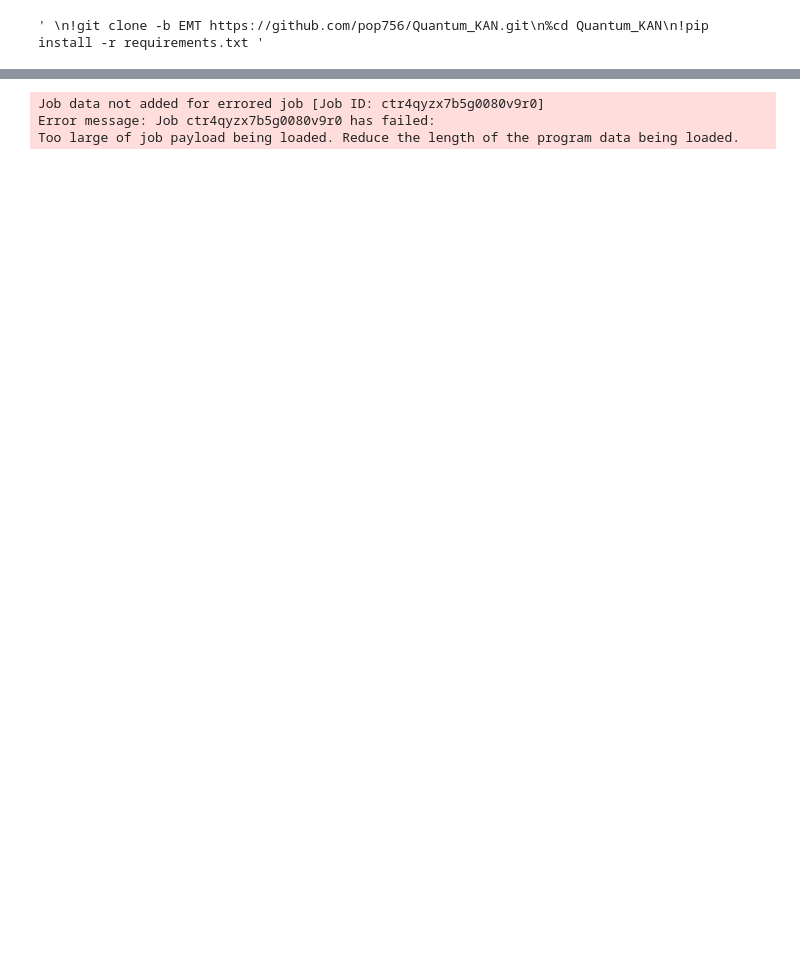
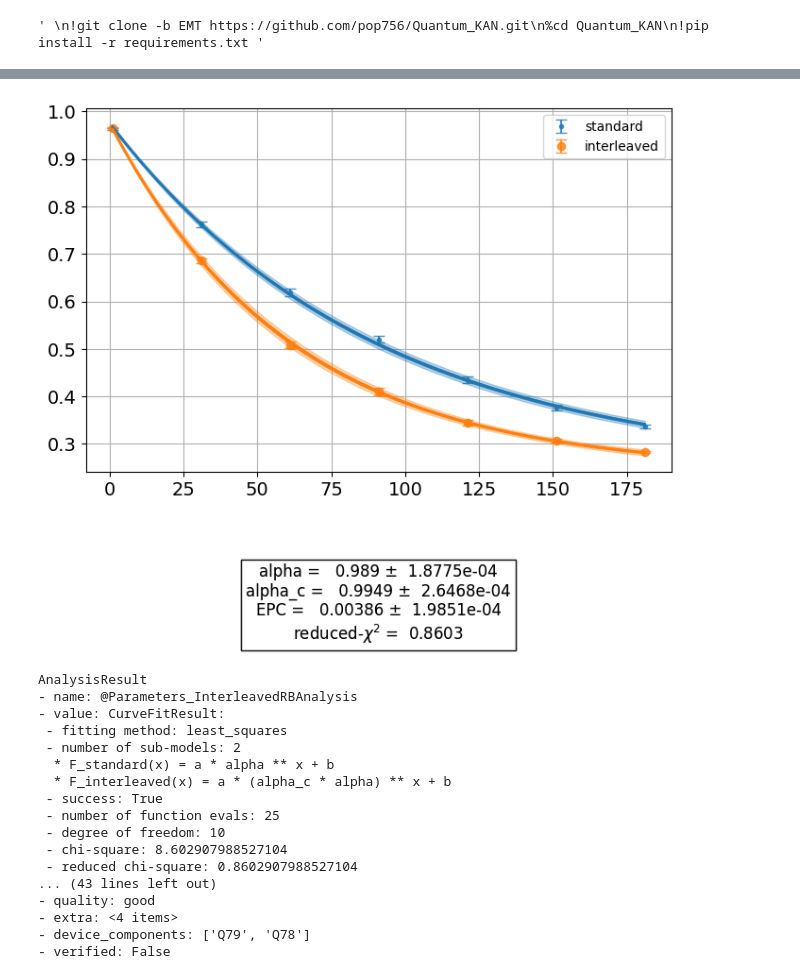
Before and after one commit to pop756/Quantum_KAN, a Jupyter notebook: RB_compare.ipynb, the cells around one changed output, grey strips where cells are left out. Cells and saved outputs as stored; diff of their text form; code cells hidden in the pictures; blank space fills up the shorter version.

```diff
--- a/RB_compare.ipynb
+++ b/RB_compare.ipynb
@@ -51,23 +120,65 @@ backend_update.target['ecr'][(100,99)].calibration.draw(backend = backend)
+# %%
+import numpy as np
+from qiskit_experiments.library import StandardRB, InterleavedRB
+from qiskit_experiments.framework import ParallelExperiment, BatchExperiment
+import qiskit.circuit.library as circuits
+
+## CR 안 건들임
+lengths = np.arange(1, 50, 8)
+num_samples = 30
+seed = 1010
+
+for config in config_list:
+    qubits = tuple(config['init'])
+    # The interleaved gate is the CX gate
+    int_exp2 = InterleavedRB(
+        circuits.ECRGate(), qubits, lengths, num_samples=num_samples, seed=seed)
+    int_exp2.set_experiment_options(max_circuits=100)
+    int_expdata2 = int_exp2.run(backend_update).block_for_results()
+    int_results2 = int_expdata2.analysis_results()
+    # View result data
+    display(int_expdata2.figure(0))
+    for result in int_results2:
+        print(result)
 # %%
 import numpy as np
 from qiskit_experiments.library import StandardRB, InterleavedRB
 from qiskit_experiments.framework import ParallelExperiment, BatchExperiment
 import qiskit.circuit.library as circuits
-from qiskit_experiments.library import StandardRB, InterleavedRB
 
 
 lengths = np.arange(1, 200, 30)
-num_samples = 10
+num_samples = 30
 seed = 1010
 
-data_list_ecr_1 = []
-# Run a 1-qubit RB experiment on qubits 1, 2 to determine the error-per-gate of 1-qubit gates
 for config in config_list:
-    qubit = tuple(config['init'])
-    exp = StandardRB(qubit, lengths_2_qubit, num_samples=num_samples, seed=seed)
-    expdata_2q_1_2 = exp.run(backend_update).block_for_results()
-    data_list_ecr_1.append(expdata_2q_1_2)
+    qubits = tuple(config['init'])
+    # The interleaved gate is the CX gate
+    int_exp2 = InterleavedRB(
+        circuits.ECRGate(), qubits, lengths, num_samples=num_samples, seed=seed)
+    int_exp2.set_experiment_options(max_circuits=100)
+    int_expdata2 = int_exp2.run(backend_update).block_for_results()
+    int_results2 = int_expdata2.analysis_results()
+    # View result data
+    display(int_expdata2.figure(0))
+    for result in int_results2:
+        print(result)
 # %% [output]
+[figure, added]
-Job data not added for errored job [Job ID: ctr4qyzx7b5g0080v9r0]
-Error message: Job ctr4qyzx7b5g0080v9r0 has failed:
-Too large of job payload being loaded. Reduce the length of the program data being loaded.
+AnalysisResult
+- name: @Parameters_InterleavedRBAnalysis
+- value: CurveFitResult:
+ - fitting method: least_squares
+ - number of sub-models: 2
+  * F_standard(x) = a * alpha ** x + b
+  * F_interleaved(x) = a * (alpha_c * alpha) ** x + b
+ - success: True
+ - number of function evals: 25
+ - degree of freedom: 10
+ - chi-square: 8.602907988527104
+ - reduced chi-square: 0.8602907988527104
+... (43 lines left out)
+- quality: good
+- extra: <4 items>
+- device_components: ['Q79', 'Q78']
+- verified: False
```
Also changed, not shown: parts of 29 cells of this notebook, 3 other files.
